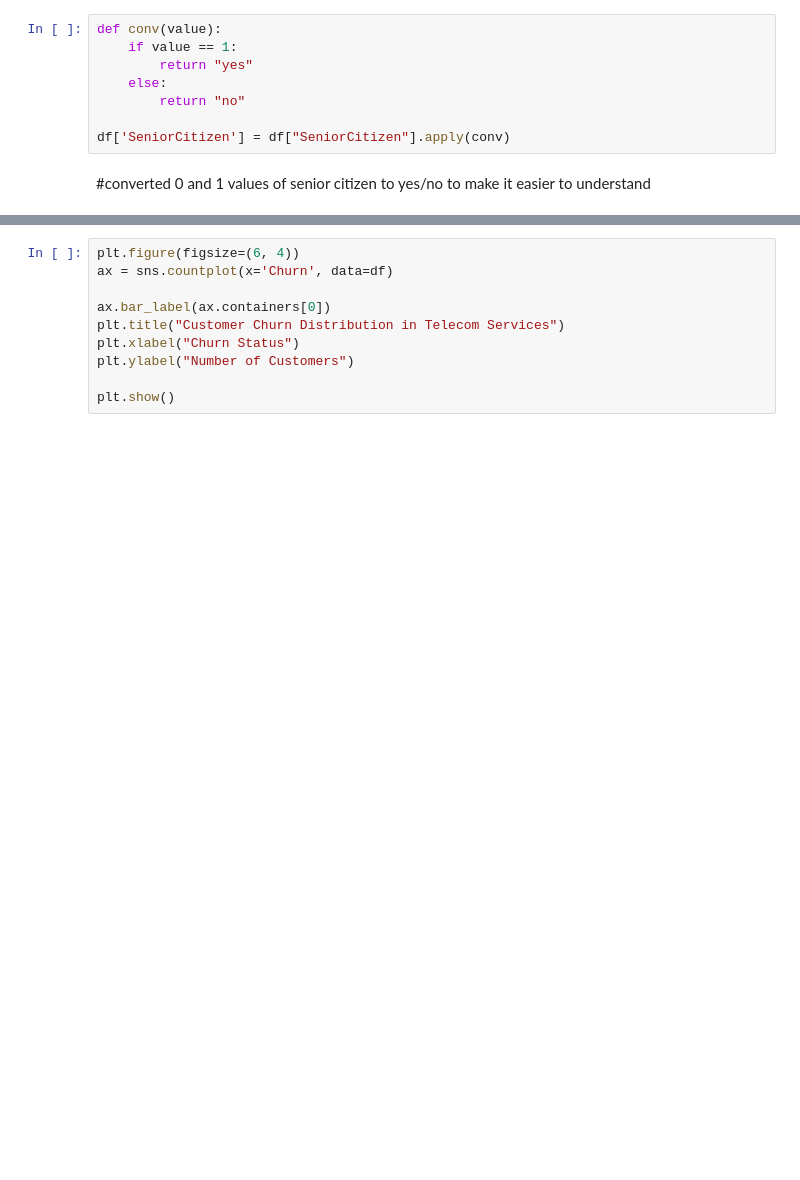
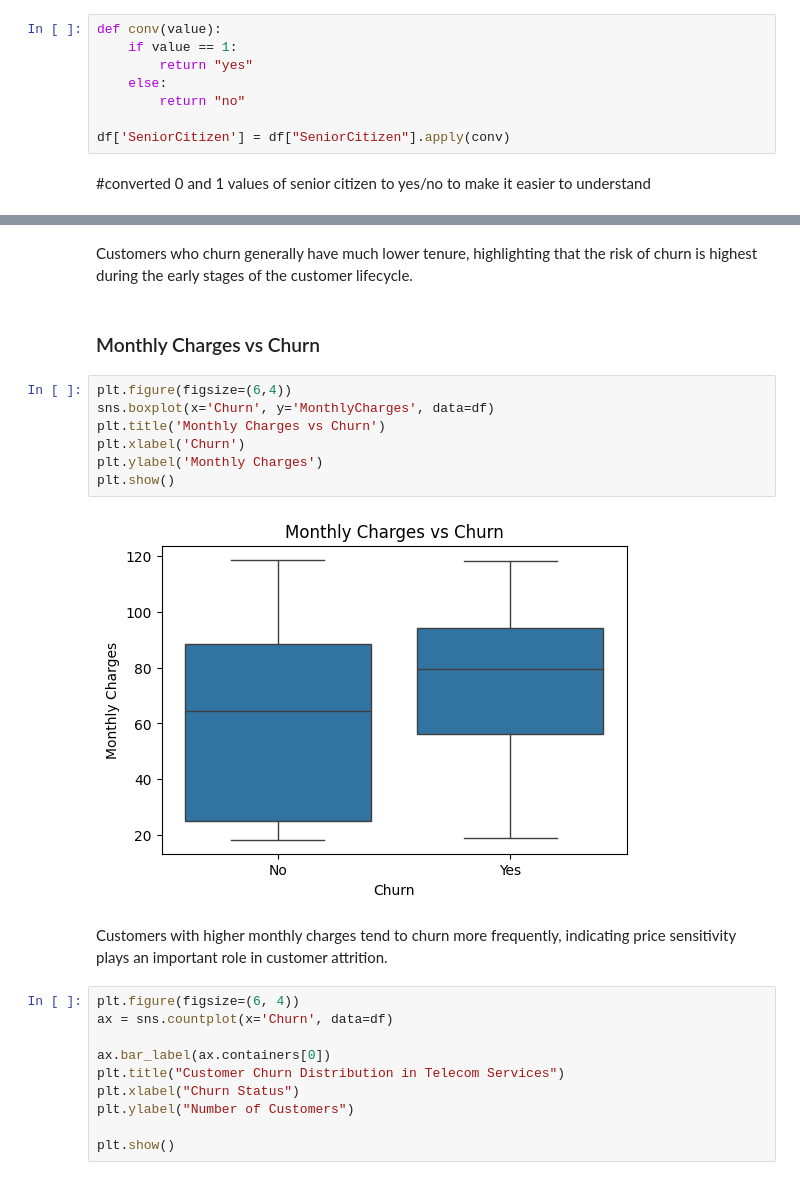
Before and after one commit to aryan050200/Customer-Churn-Analysis-Telecom, a Jupyter notebook: Customer_Churn_Analysis_Aryan_Kumar.ipynb, the cells around one changed output, grey strips where cells are left out. Cells and saved outputs as stored; diff of their text form; blank space fills up the shorter version.

```diff
--- a/Customer_Churn_Analysis_Aryan_Kumar.ipynb
+++ b/Customer_Churn_Analysis_Aryan_Kumar.ipynb
@@ -115,3 +154,18 @@ df['SeniorCitizen'] = df["SeniorCitizen"].apply(conv)
+# %% [markdown]
+Customers who churn generally have much lower tenure, highlighting that the risk of churn is highest during the early stages of the customer lifecycle.
+# %% [markdown]
+### Monthly Charges vs Churn
+# %%
+plt.figure(figsize=(6,4))
+sns.boxplot(x='Churn', y='MonthlyCharges', data=df)
+plt.title('Monthly Charges vs Churn')
+plt.xlabel('Churn')
+plt.ylabel('Monthly Charges')
+plt.show()
+# %% [output]
+[figure, added]
+# %% [markdown]
+Customers with higher monthly charges tend to churn more frequently, indicating price sensitivity plays an important role in customer attrition.
 # %%
 plt.figure(figsize=(6, 4))
 ax = sns.countplot(x='Churn', data=df)
```
Also changed, not shown: parts of 9 cells of this notebook.
